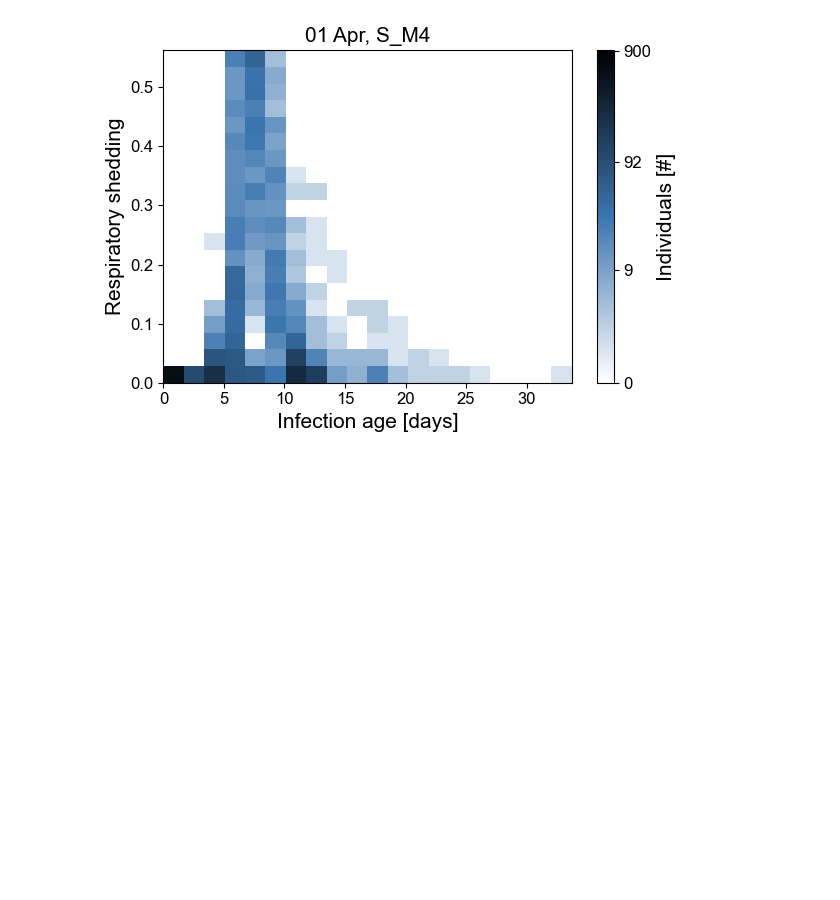
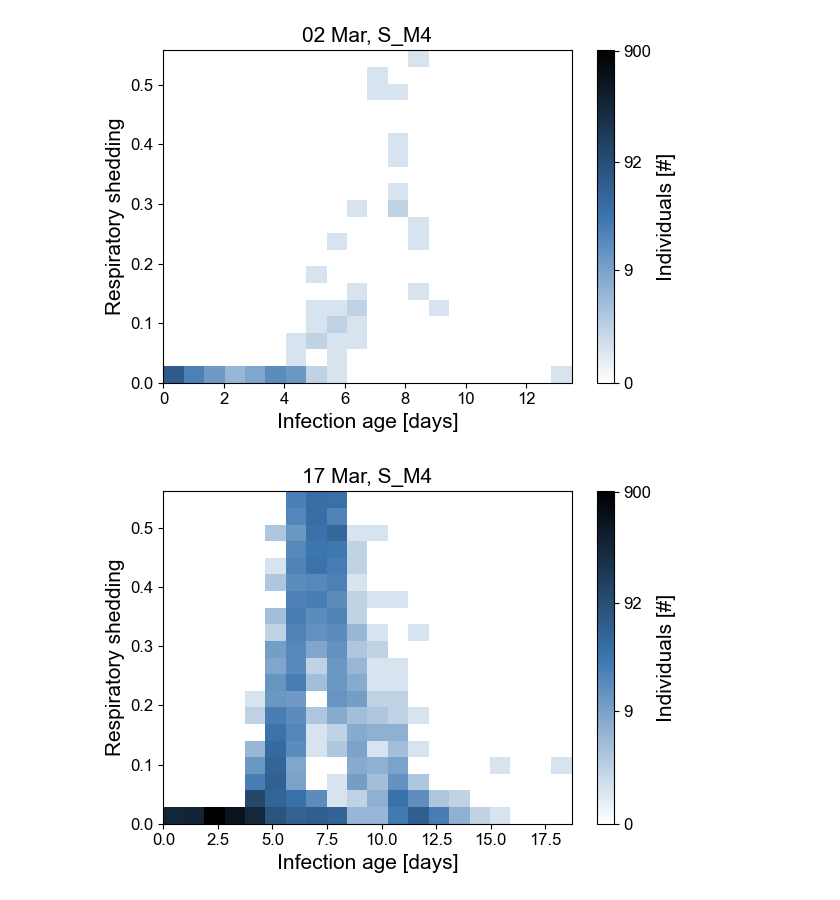
Before and after one commit to schminin/INSIDeMunich, a Jupyter notebook: analysis/scripts/Supplement/infections_per_measurement_station.ipynb, the cells around one changed output. Drawn from its saved outputs; the diff is of its cells as text; code cells hidden in the pictures; blank space fills up the shorter version.

Commit message:
ReadMe + supplement figure

```diff
--- a/analysis/scripts/Supplement/infections_per_measurement_station.ipynb
+++ b/analysis/scripts/Supplement/infections_per_measurement_station.ipynb
@@ -11,42 +11,47 @@ sys.path.append("..")
 from plotting_tools import *
 # %%
 station = "S_M4"
-timepoint = 720
+timepoints = [0, 360, 720]
+dfs = []
 
-station_file = f"infection_age_shedding_{timepoint}_{station}.csv"
-df = pd.read_csv(station_file)
+for t in timepoints:
+    station_file = f"infection_age_shedding_{t}_{station}.csv"
+    df = pd.read_csv(station_file)
+    dfs.append(df)
 # %%
-fig, ax = plt.subplots(figsize=(6.2, 4.5))
+for i, df in enumerate(dfs):
+    fig, ax = plt.subplots(figsize=(6.2, 4.5))
 
-start_date = datetime(2020, 3, 2)
-date = (start_date + timedelta(hours=int(timepoint))).strftime('%d %b')
+    start_date = datetime(2020, 3, 2)
+    date = (start_date + timedelta(hours=int(timepoints[i]))).strftime('%d %b')
 
-custom_cmap_blue = mcolors.LinearSegmentedColormap.from_list('custom_blue', [colors['White'], colors['Blue'], colors['Black']])
-norm = Log1pNorm(vmin=0, vmax=912)
+    custom_cmap_blue = mcolors.LinearSegmentedColormap.from_list('custom_blue', [colors['White'], colors['Blue'], colors['Black']])
+    norm = Log1pNorm(vmin=0, vmax=912)
 
-h = ax.hist2d(
-    df.infection_age/24.,
-    df.shedding,
-    bins=20,
-    cmap=custom_cmap_blue,
-    norm=norm
-)
+    h = ax.hist2d(
+        df.infection_age/24.,
+        df.shedding,
+        bins=20,
+        cmap=custom_cmap_blue,
+        norm=norm
+    )
 
-cbar = fig.colorbar(h[3], ax=ax)
-cbar.set_label('Individuals [#]')
-n_ticks = 4
-normed_positions = np.linspace(0, norm(900), n_ticks)
-tick_values = [int(np.round(norm.inverse(p))) for p in normed_positions]
-cbar.set_ticks(tick_values)
-cbar.set_ticklabels([f"{tick}" for tick in tick_values])
+    cbar = fig.colorbar(h[3], ax=ax)
+    cbar.set_label('Individuals [#]')
+    n_ticks = 4
+    normed_positions = np.linspace(0, norm(900), n_ticks)
+    tick_values = [int(np.round(norm.inverse(p))) for p in normed_positions]
+    cbar.set_ticks(tick_values)
+    cbar.set_ticklabels([f"{tick}" for tick in tick_values])
 
-ax.set_xlabel('Infection age [days]')
-ax.set_ylabel('Respiratory shedding')
+    ax.set_xlabel('Infection age [days]')
+    ax.set_ylabel('Respiratory shedding')
 
-ax.set_title(f'{date}, {station}')
+    ax.set_title(f'{date}, {station}')
 
-plt.tight_layout()
-fig.savefig(f"infection_age_shedding_{date}_{station}", dpi=dpi)
-plt.show()
+    plt.tight_layout()
+    fig.savefig(f"infection_age_shedding_{date}_{station}", dpi=dpi)
+    plt.show()
 # %% [output]
-[figure, old version]
+[figure, new version]
+[figure, added]
```
Also changed, not shown: parts of 2 cells of this notebook, 1 other file.
